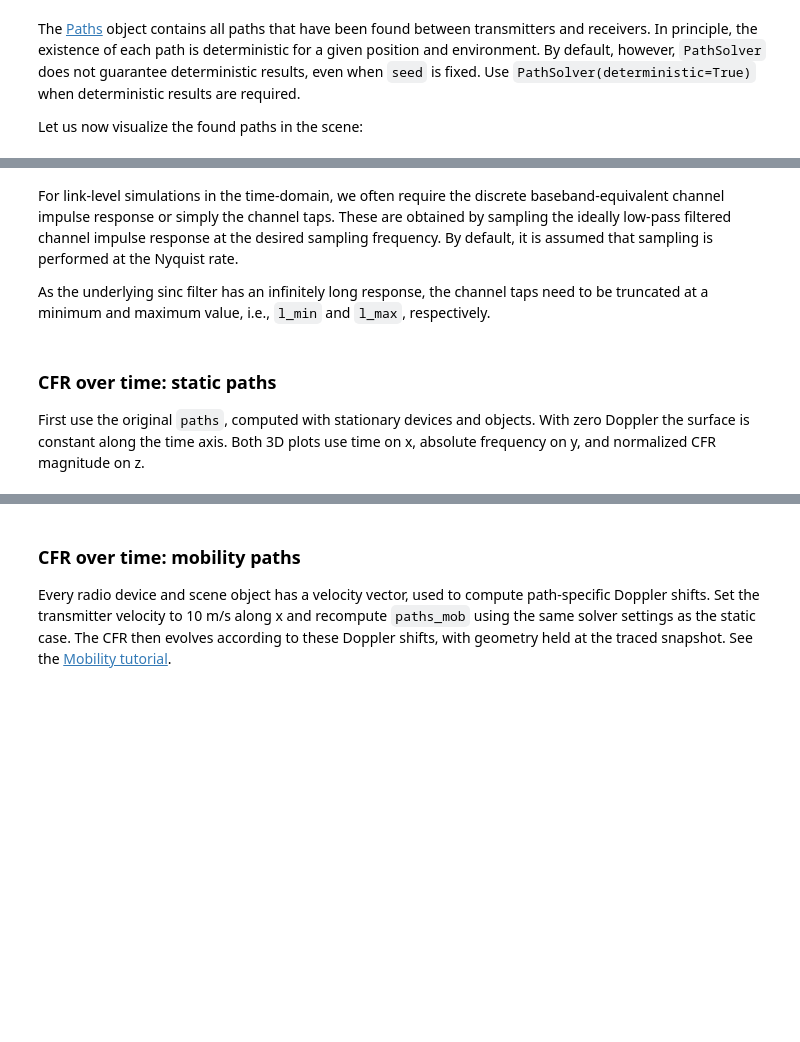
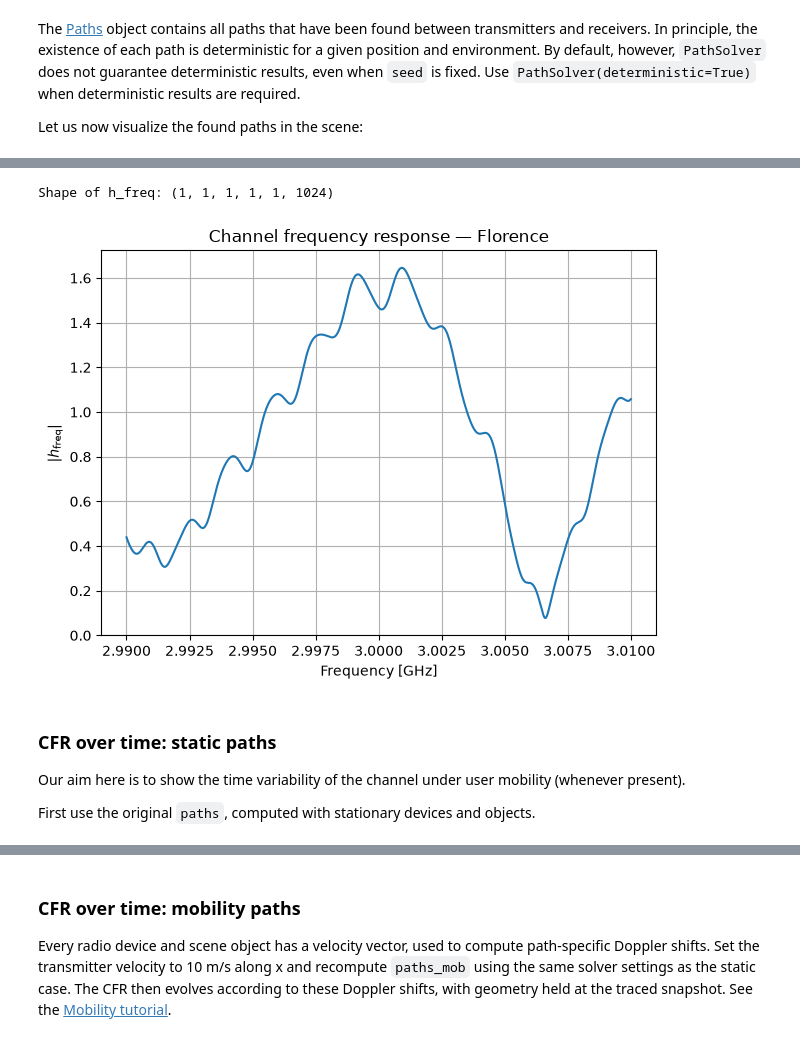
Before and after one commit to lostinafro/comm-workshops, a Jupyter notebook: 2026_wirelesscomms/raytracer_channel.ipynb, the cells around one changed output, grey strips where cells are left out. Cells and saved outputs as stored; diff of their text form; code cells hidden in the pictures; blank space fills up the shorter version.

```diff
--- a/2026_wirelesscomms/raytracer_channel.ipynb
+++ b/2026_wirelesscomms/raytracer_channel.ipynb
@@ -275,26 +292,24 @@ Evaluate the CFR on a uniformly spaced frequency grid spanning 20 MHz about 3 GH
 # %%
 # Frequency sweep: 2.99 to 3.01 GHz, without OFDM parameters
 bandwidth = 20e6  # Hz
 num_frequencies = 1024
 frequencies = np.linspace(-bandwidth/2, bandwidth/2, num_frequencies)
 rf_frequencies = carrier_frequency + frequencies
 
 h_freq = paths.cfr(frequencies=frequencies,
                    normalize=True,
-                   normalize_delays=True,
+                   normalize_delays=False,
                    out_type="numpy")
 # Shape: [num_rx, num_rx_ant, num_tx, num_tx_ant, num_time_steps, num_frequencies]
 print("Shape of h_freq:", h_freq.shape)
 
 plt.figure()
 plt.plot(rf_frequencies/1e9, np.abs(h_freq[0,0,0,0,0,:]))
 plt.xlabel("Frequency [GHz]")
 plt.ylabel(r"$|h_\mathrm{freq}|$")
 plt.title("Channel frequency response — Florence")
 plt.grid(True)
 plt.tight_layout();
+# %% [output]
+Shape of h_freq: (1, 1, 1, 1, 1, 1024)
+[figure, added]
-# %% [markdown]
-For link-level simulations in the time-domain, we often require the discrete baseband-equivalent channel impulse response or simply the channel taps.
-These are obtained by sampling the ideally low-pass filtered channel impulse response at the desired sampling frequency. By default, it is assumed that sampling is performed at the Nyquist rate.
-
-As the underlying sinc filter has an infinitely long response, the channel taps need to be truncated at a minimum and maximum value, i.e., `l_min` and `l_max`, respectively.
@@ -316,7 +316,8 @@ plt.title("Discrete channel taps");
 # %% [markdown]
 ### CFR over time: static paths
+Our aim here is to show the time variability of the channel under user mobility (whenever present).
 
-First use the original `paths`, computed with stationary devices and objects. With zero Doppler the surface is constant along the time axis. Both 3D plots use time on x, absolute frequency on y, and normalized CFR magnitude on z.
+First use the original `paths`, computed with stationary devices and objects.
 # %%
 # Static reference: use the original paths without recomputing them.
 num_time_steps = 100
```
Also changed, not shown: parts of 36 cells of this notebook, 3 other files.
